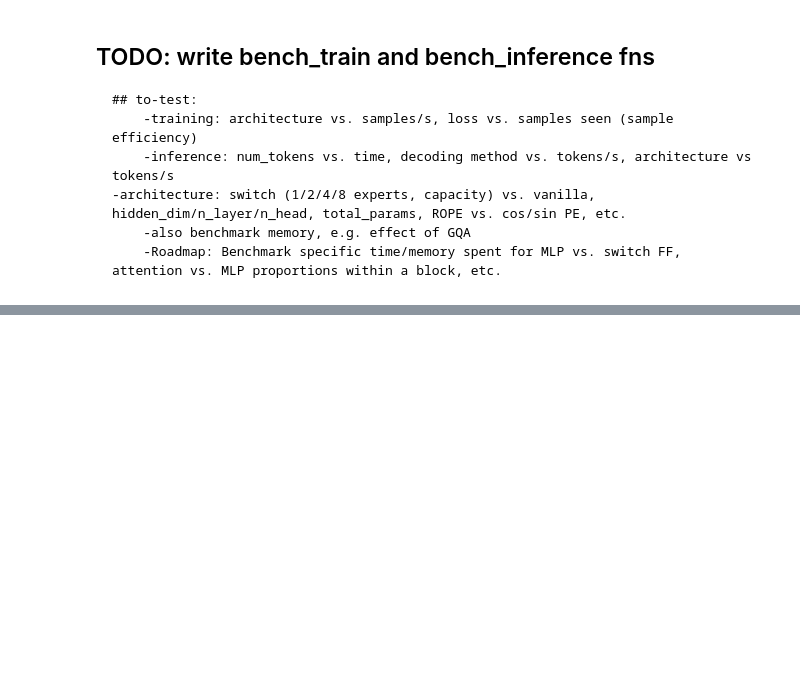
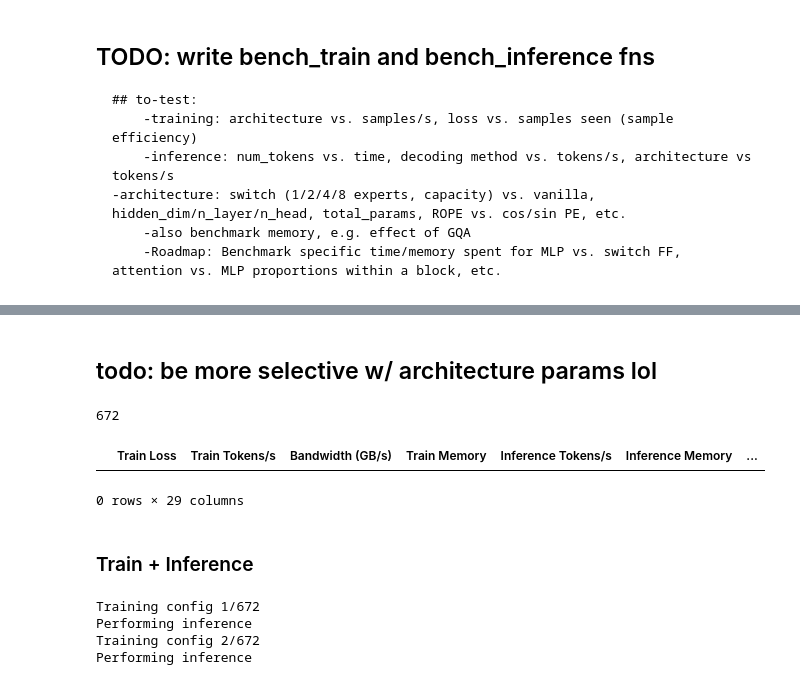
Before and after one commit to terru3/moe-kit, a Jupyter notebook: benchmark.ipynb, the cells around one changed output, grey strips where cells are left out. Cells and saved outputs as stored; diff of their text form; code cells hidden in the pictures; blank space fills up the shorter version.

Commit message:
setup benchmarking code fuunctions to run

```diff
--- a/benchmark.ipynb
+++ b/benchmark.ipynb
@@ -280,0 +462,2 @@ def bench_inference():
+# %% [markdown]
+## todo: be more selective w/ architecture params lol
@@ -280,0 +566,14 @@ def bench_inference():
+# %%
+configs = filter_configs(configs)
+set_seed(SEED)
+random.shuffle(configs)
+len(configs)
+# %% [output]
+672
+# %%
+df
+# %% [output]
+|  | Train Loss | Train Tokens/s | Bandwidth (GB/s) | Train Memory | Inference Tokens/s | Inference Memory | ... |
+0 rows × 29 columns
+# %% [markdown]
+### Train + Inference
@@ -280,0 +589,56 @@ def bench_inference():
+# %%
+for i, config in enumerate(configs):
+
+    ## Train
+    print(f"Training config {i+1}/{len(configs)}")
+    (
+        train_losses,
+        val_losses,
+        train_times,
+        val_aux_losses,
+        dropped,
+        generated_text,
+        mem_data,
+        num_params,
+        num_active_params,
+        model_size,
+        gqa,
+    ) = bench_train(config, device=device)
+
+    ## Inference
+    print(f"Performing inference")
+    NUM_TOKENS = 20  ####
+    gen_times, gen_mem_data = bench_inference(
+        config, device=device, num_tokens=NUM_TOKENS, gen_count=3
+    )
+
+    # Compute stats
+    avg_train_loss = np.mean(train_losses)
+    tokens_per_sec = np.mean(train_times)
+    bandwidth = model_size * tokens_per_sec / 1e9  # GB/s
+
+    gen_tokens_per_sec = NUM_TOKENS / np.mean(gen_times)
+
+    ## Update results dataframe
+    df.loc[i] = {
+        "Train Loss": avg_train_loss,
+        "Train Tokens/s": tokens_per_sec,
+        "Bandwidth (GB/s)": bandwidth,
+        "Train Memory": mem_data,
+        "Inference Tokens/s": gen_tokens_per_sec,
+        "Inference Memory": gen_mem_data,
+        "num_params": num_params,
+        "num_active_params": num_active_params,
+        "gqa": gqa,
+        "generated_text": generated_text,
+    }
+    df.loc[i] = set_config_df(df.loc[i], config)
+    df.to_csv(f"{path}/benchmark_logs/bench_stats.csv")
+
+    if i > 0:
+        break
+# %% [output]
+Training config 1/672
+Performing inference
+Training config 2/672
+Performing inference
```
Also changed, not shown: parts of 31 cells of this notebook, 4 other files.
